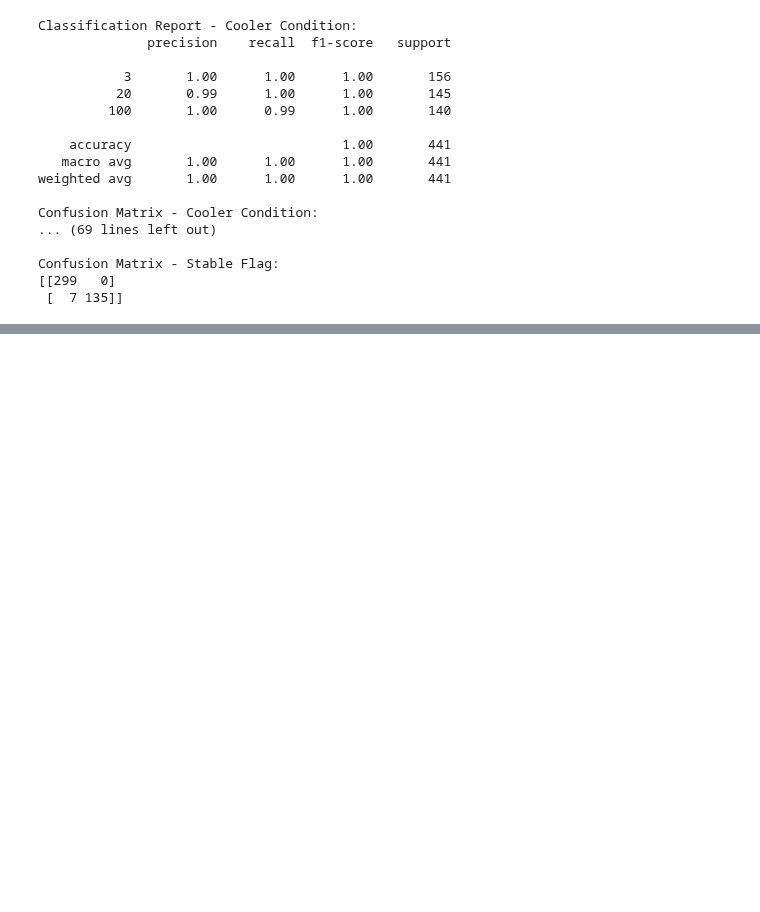
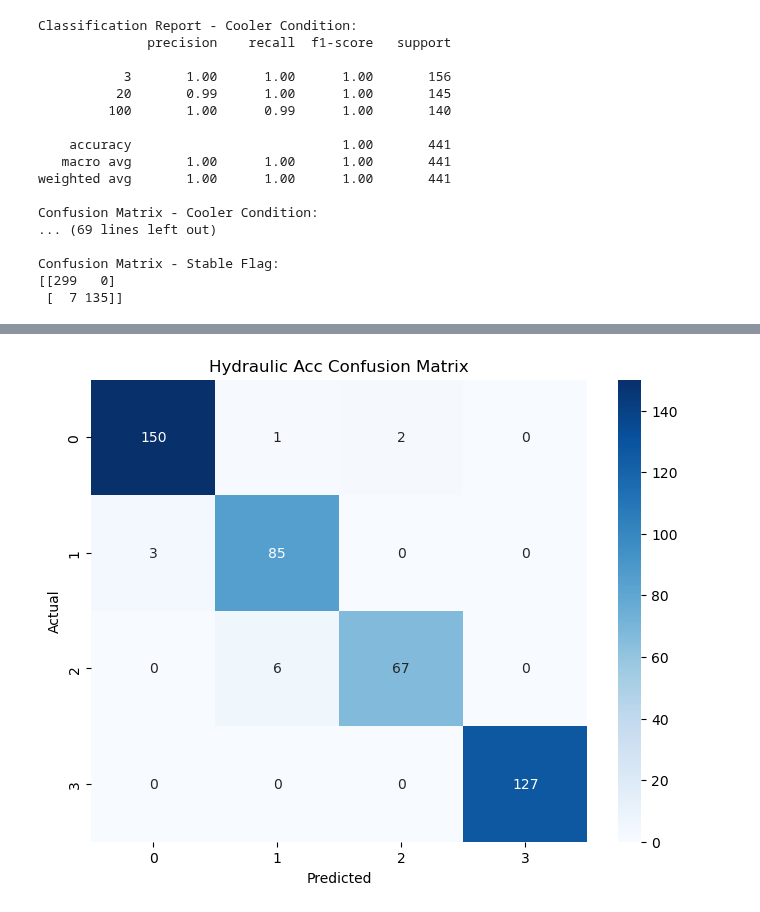
Before and after one commit to ajaykofficial/Machine-Learning, a Jupyter notebook: Condition Monitoring of Hydraulic System/RandomForest.ipynb, the cells around one changed output, grey strips where cells are left out. Saved outputs shown, nothing was run; the diff lists cells and outputs as text; code cells hidden in the pictures; blank space fills up the shorter version.

```diff
--- a/Condition Monitoring of Hydraulic System/RandomForest.ipynb
+++ b/Condition Monitoring of Hydraulic System/RandomForest.ipynb
@@ -273,0 +292,4 @@ Confusion Matrix - Stable Flag:
+# %%
+plot_confusion_matrix_heatmap(matrix_hydraulic, title='Hydraulic Acc Confusion Matrix')
+# %% [output]
+[figure, added]
```
Also changed, not shown: parts of 7 cells of this notebook.
